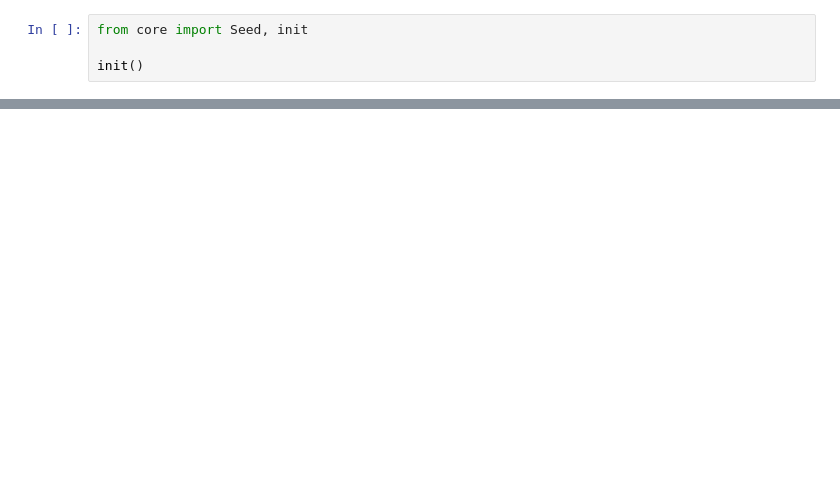
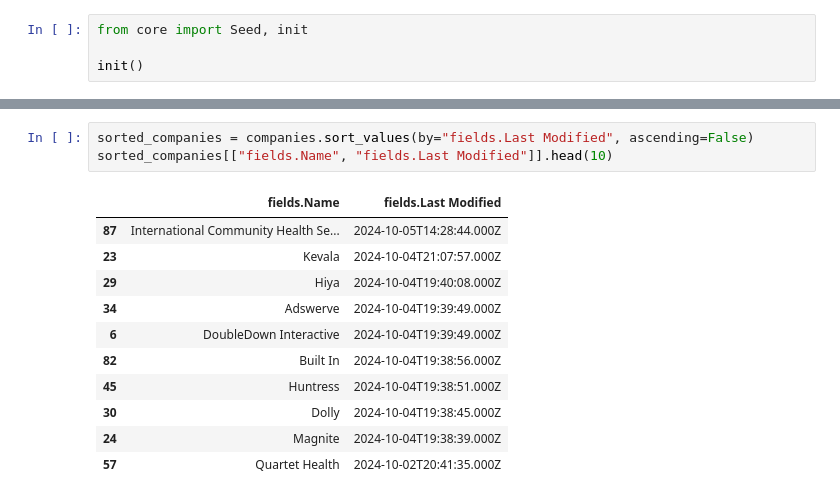
Before and after one commit to ktrnka/company-detective, a Jupyter notebook: src/v3_refresh_company_data.ipynb, the cells around one changed output, grey strips where cells are left out. Drawn from its saved outputs; the diff is of its cells as text; blank space fills up the shorter version.

```diff
--- a/src/v3_refresh_company_data.ipynb
+++ b/src/v3_refresh_company_data.ipynb
@@ -29,3 +31,18 @@ companies
+# %%
+sorted_companies = companies.sort_values(by="fields.Last Modified", ascending=False)
+sorted_companies[["fields.Name", "fields.Last Modified"]].head(10)
+# %% [output]
+|  | fields.Name | fields.Last Modified |
+| 87 | International Community Health Se... | 2024-10-05T14:28:44.000Z |
+| 23 | Kevala | 2024-10-04T21:07:57.000Z |
+| 29 | Hiya | 2024-10-04T19:40:08.000Z |
+| 34 | Adswerve | 2024-10-04T19:39:49.000Z |
+| 6 | DoubleDown Interactive | 2024-10-04T19:39:49.000Z |
+| 82 | Built In | 2024-10-04T19:38:56.000Z |
+| 45 | Huntress | 2024-10-04T19:38:51.000Z |
+| 30 | Dolly | 2024-10-04T19:38:45.000Z |
+| 24 | Magnite | 2024-10-04T19:38:39.000Z |
+| 57 | Quartet Health | 2024-10-02T20:41:35.000Z |
 # %%
 company_objects = airtable.pandas_to_seeds(companies)
 company_objects
```
Also changed, not shown: parts of 7 cells of this notebook, 30 other files.
